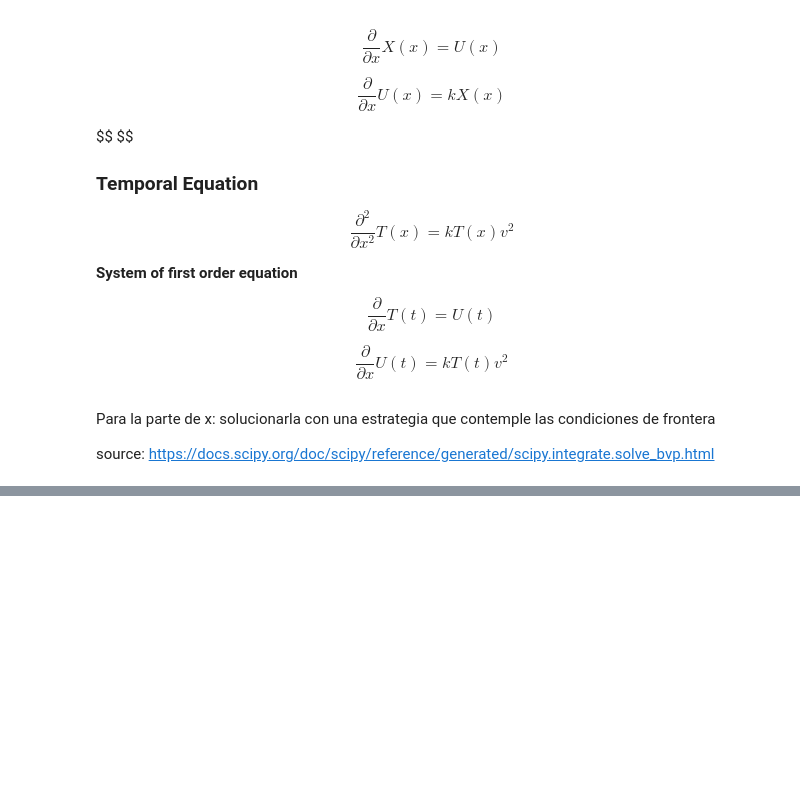
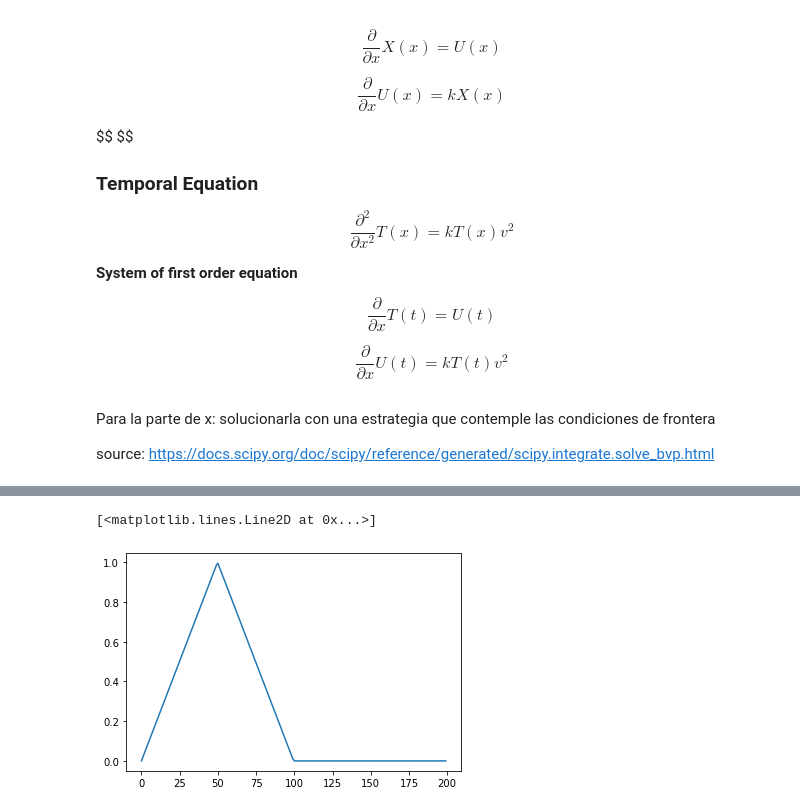
Before and after one commit to bemc22/TareasCursos20B, a Jupyter notebook: Codigos/asignacion4/casos.ipynb, the cells around one changed output, grey strips where cells are left out. Saved outputs shown, nothing was run; the diff lists cells and outputs as text; code cells hidden in the pictures; blank space fills up the shorter version.

```diff
--- a/Codigos/asignacion4/casos.ipynb
+++ b/Codigos/asignacion4/casos.ipynb
@@ -108,0 +109,5 @@ plt.plot( x, res_x.sol(x)[0] )
+# %%
+plt.plot(y_guess[1])
+# %% [output]
+[<matplotlib.lines.Line2D at 0x...>]
+[figure, added]
```
Also changed, not shown: parts of 2 cells of this notebook.
